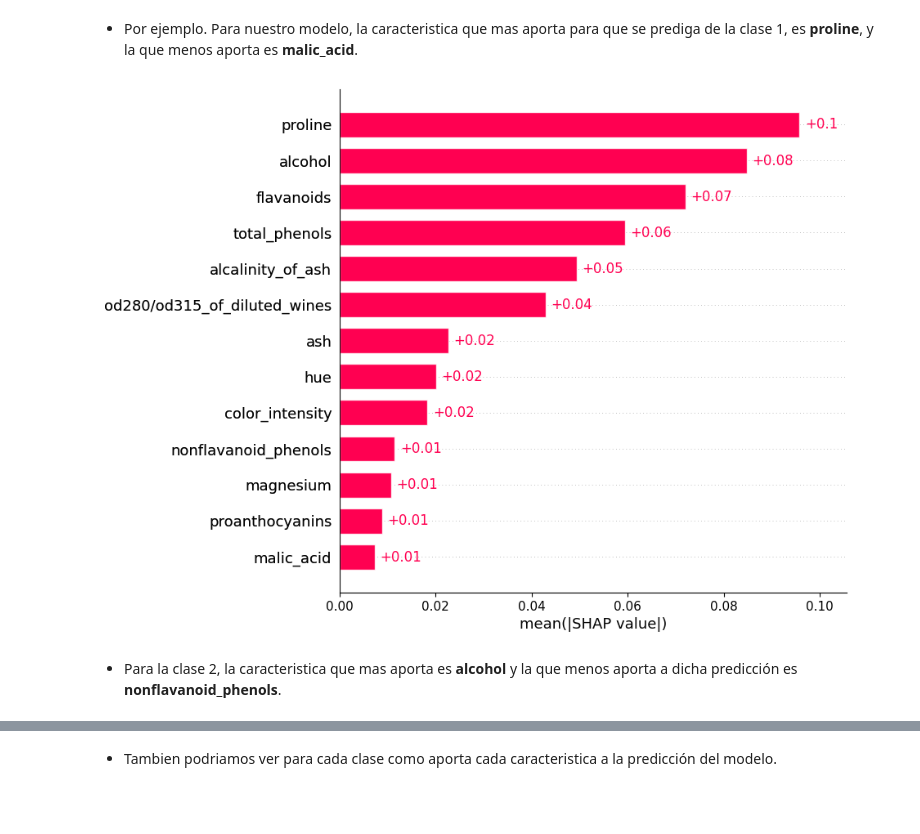
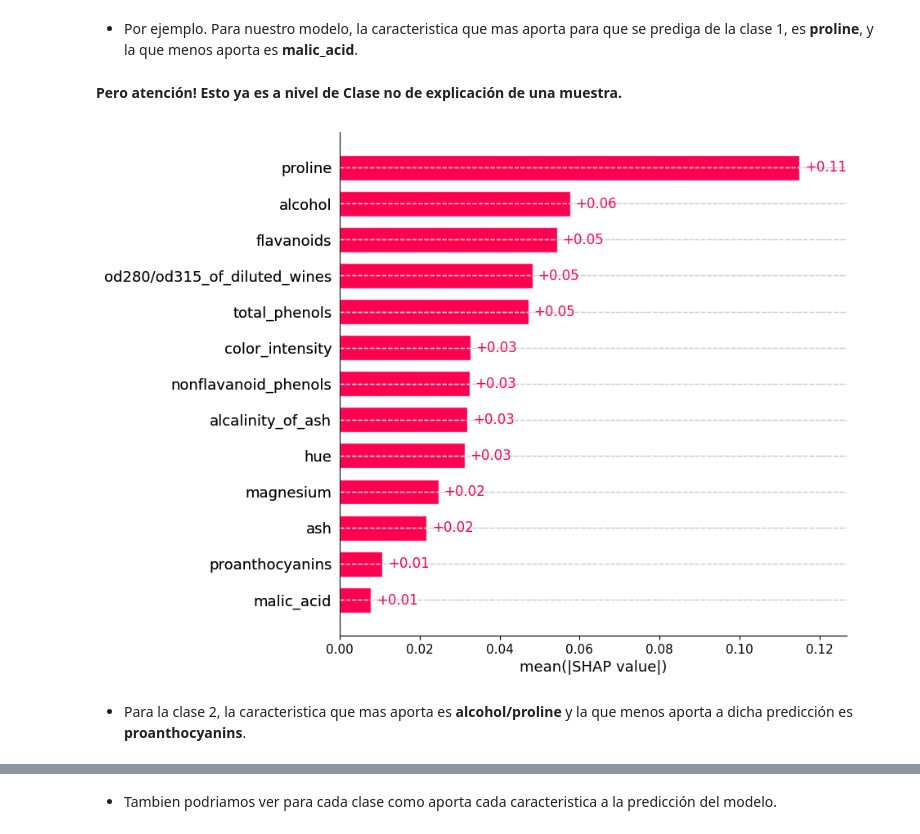
Before and after one commit to jeffersonrodriguezc/deep-learning-en-3-semanas, a Jupyter notebook: semana_3/notebooks/Nb_3b_Introduccion_explicabilidad_interpretabilidad.ipynb, the cells around one changed output, grey strips where cells are left out. Drawn from its saved outputs; the diff is of its cells as text; code cells hidden in the pictures; blank space fills up the shorter version.

```diff
--- a/semana_3/notebooks/Nb_3b_Introduccion_explicabilidad_interpretabilidad.ipynb
+++ b/semana_3/notebooks/Nb_3b_Introduccion_explicabilidad_interpretabilidad.ipynb
@@ -48,11 +61,23 @@ El dataset contiene 3 clases diferentes.
 #Cargamos el conjunto de datos y procesamos
 wine = load_wine()
 X, y = wine.data, wine.target
+
+# dividimos los datos
+X_train, X_test, y_train, y_test = train_test_split(X, y,
+                                                    test_size=0.3,
+                                                    random_state=42,
+                                                    stratify=y)
+
+# convertimos y a one hot encoded vector
+one_hot_encoder = OneHotEncoder(sparse_output=False)
+y_train = one_hot_encoder.fit_transform(y_train.reshape(-1, 1))
+y_test = one_hot_encoder.transform(y_test.reshape(-1, 1))
+
+# escalamos los datos
 scaler = StandardScaler()
-X = scaler.fit_transform(X)
-encoder = OneHotEncoder(sparse_output=False)
-y = encoder.fit_transform(y.reshape(-1, 1))
-X_train, X_test, y_train, y_test = train_test_split(X, y, test_size=0.3, random_state=42)
+X_train = scaler.fit_transform(X_train)
+X_test = scaler.transform(X_test)
+
 print("Dimension datos de entrenamiento: ", X_train.shape)
 print("Dimension datos de prueba: ", X_test.shape)
 # %% [output]
@@ -62,7 +89,8 @@ Dimension datos de prueba:  (54, 13)
 #Definimos la red neuronal a entrenar y compilamos el modelo
 model = Sequential()
 
-model.add(Dense(64, input_shape=(X_train.shape[1],), activation='relu'))
+model.add(Input(shape=(X_train.shape[1],)))
+model.add(Dense(64, activation='relu'))
 model.add(Dense(64, activation='relu'))
 model.add(Dropout(0.5))
 model.add(Dense(y_train.shape[1], activation='softmax'))
@@ -70,5 +98,5 @@ model.add(Dense(y_train.shape[1], activation='softmax'))
 model.compile(optimizer='adam', loss='categorical_crossentropy', metrics=['accuracy'])
 # %%
 #Entrenamos la red
-history = model.fit(X_train, y_train, epochs=50, batch_size=32, validation_split=0.2, verbose=1)
+history = model.fit(X_train, y_train, epochs=20, batch_size=32, validation_split=0.2, verbose=1)
 # %% [output]
@@ -153,14 +270,15 @@ Successfully installed shap-0.46.0 slicer-0.0.8
 # %%
 #Computemos los valores SHAP de nuestro modelo
-import shap
 explainer = shap.Explainer(model, X_train,feature_names=wine.feature_names)
-shap_values = explainer(X_train)
+shap_values = explainer(X_test)
 # %% [markdown]
 - Por ejemplo. Para nuestro modelo, la caracteristica que mas aporta para que se prediga de la clase 1, es **proline**, y  la que menos aporta es **malic_acid**.
+# %% [markdown]
+**Pero atención! Esto ya es a nivel de Clase no de explicación de una muestra.**
 # %%
-shap.plots.bar(shap_values[:,:,0], max_display=X_train.shape[1])
+shap.plots.bar(shap_values[:,:,0], max_display=X_test.shape[1])
 # %% [output]
-[figure, old version]
+[figure, new version]
 # %% [markdown]
-* Para la clase 2, la caracteristica que mas aporta es **alcohol** y la que menos aporta a dicha predicción es **nonflavanoid_phenols**.
+* Para la clase 2, la caracteristica que mas aporta es **alcohol/proline** y la que menos aporta a dicha predicción es **proanthocyanins**.
 # %%
```
Also changed, not shown: parts of 37 cells of this notebook.
